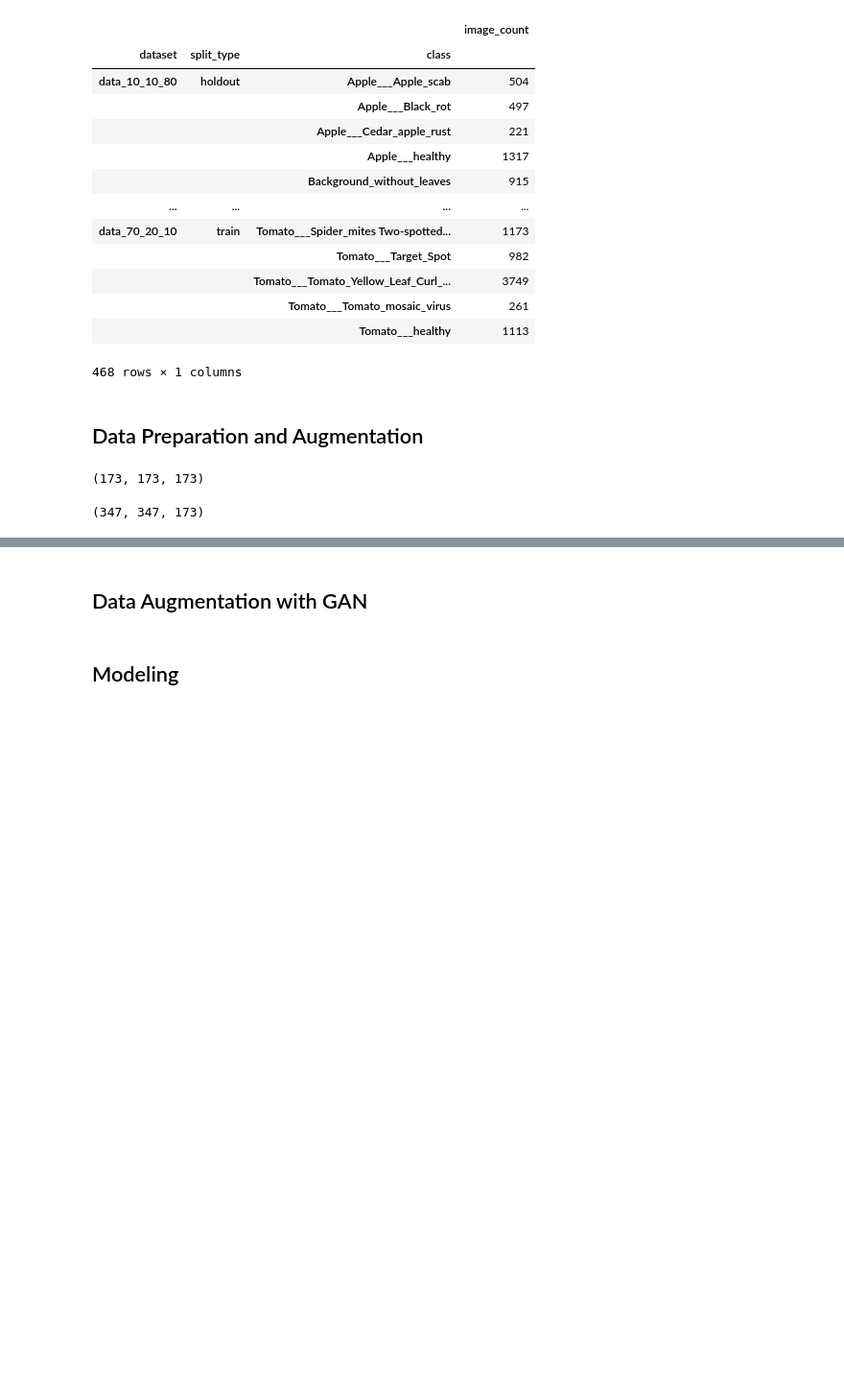
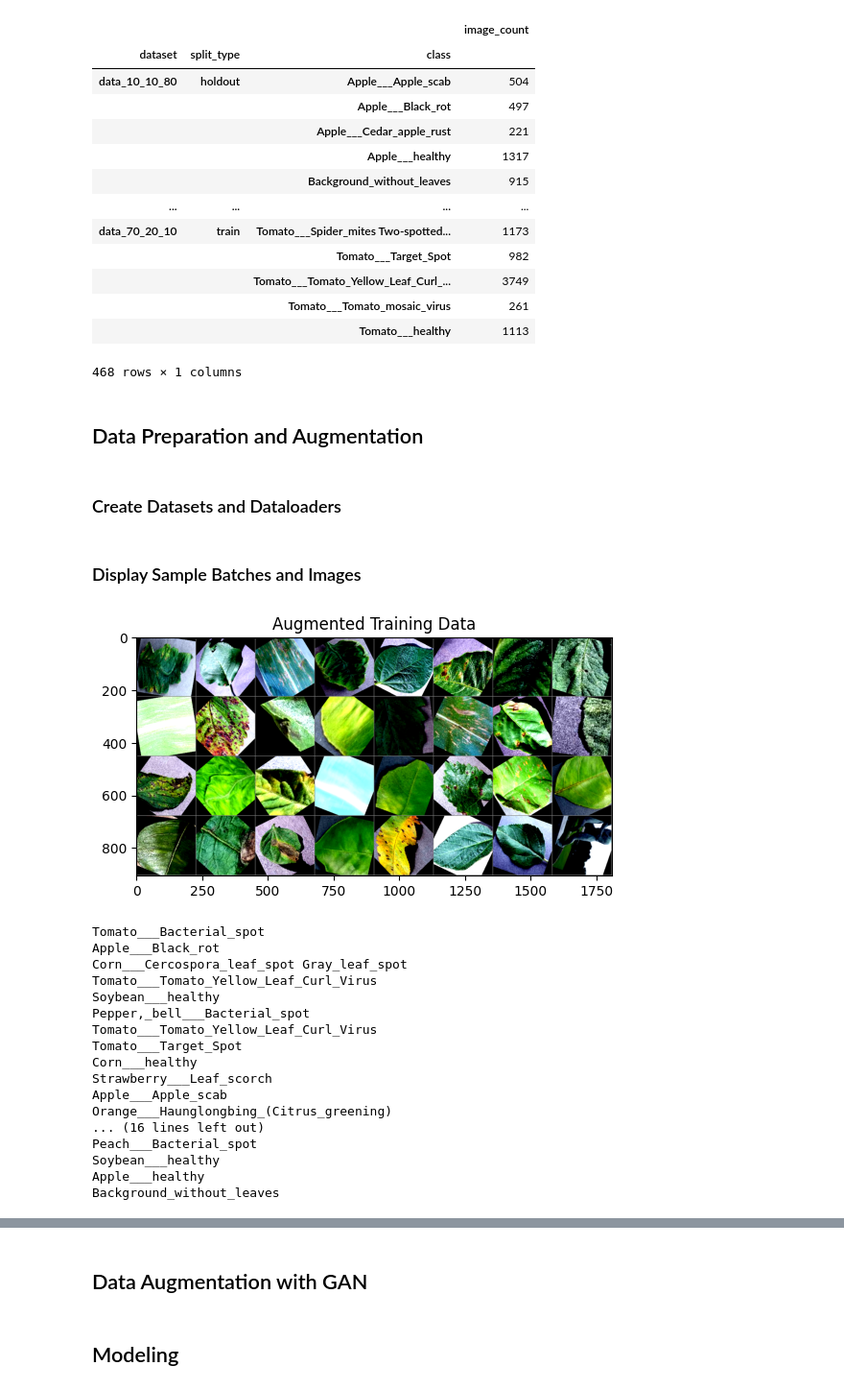
Before and after one commit to othmane-mahfoud/plant-disease-detection, a Jupyter notebook: main.ipynb, the cells around one changed output, grey strips where cells are left out. Shown at 96% size. Drawn from its saved outputs; the diff is of its cells as text; code cells hidden in the pictures; blank space fills up the shorter version.

Commit message:
data augmentation, cutmix and sample image display

```diff
--- a/main.ipynb
+++ b/main.ipynb
@@ -145,8 +98,2 @@ train_dataloader_20_10_70, test_dataloader_20_10_70 = create_dataloaders("data_2
-# %%
-len(train_dataloader_10_10_80_aug), len(train_dataloader_10_10_80), len(test_dataloader_10_10_80)
-# %% [output]
-(173, 173, 173)
-# %%
-len(train_dataloader_20_10_70_aug), len(train_dataloader_20_10_70), len(test_dataloader_20_10_70)
-# %% [output]
-(347, 347, 173)
+# %% [markdown]
+### Create Datasets and Dataloaders
@@ -152,0 +208,23 @@ len(train_dataloader_20_10_70_aug), len(train_dataloader_20_10_70), len(test_dat
+# %% [markdown]
+### Display Sample Batches and Images
+# %%
+display_img_grid(train_dataloader_10_10_80_aug, "Augmented Training Data")
+# %% [output]
+[figure, added]
+Tomato___Bacterial_spot
+Apple___Black_rot
+Corn___Cercospora_leaf_spot Gray_leaf_spot
+Tomato___Tomato_Yellow_Leaf_Curl_Virus
+Soybean___healthy
+Pepper,_bell___Bacterial_spot
+Tomato___Tomato_Yellow_Leaf_Curl_Virus
+Tomato___Target_Spot
+Corn___healthy
+Strawberry___Leaf_scorch
+Apple___Apple_scab
+Orange___Haunglongbing_(Citrus_greening)
+... (16 lines left out)
+Peach___Bacterial_spot
+Soybean___healthy
+Apple___healthy
+Background_without_leaves
```
Also changed, not shown: parts of 6 cells of this notebook, 1 other file.
